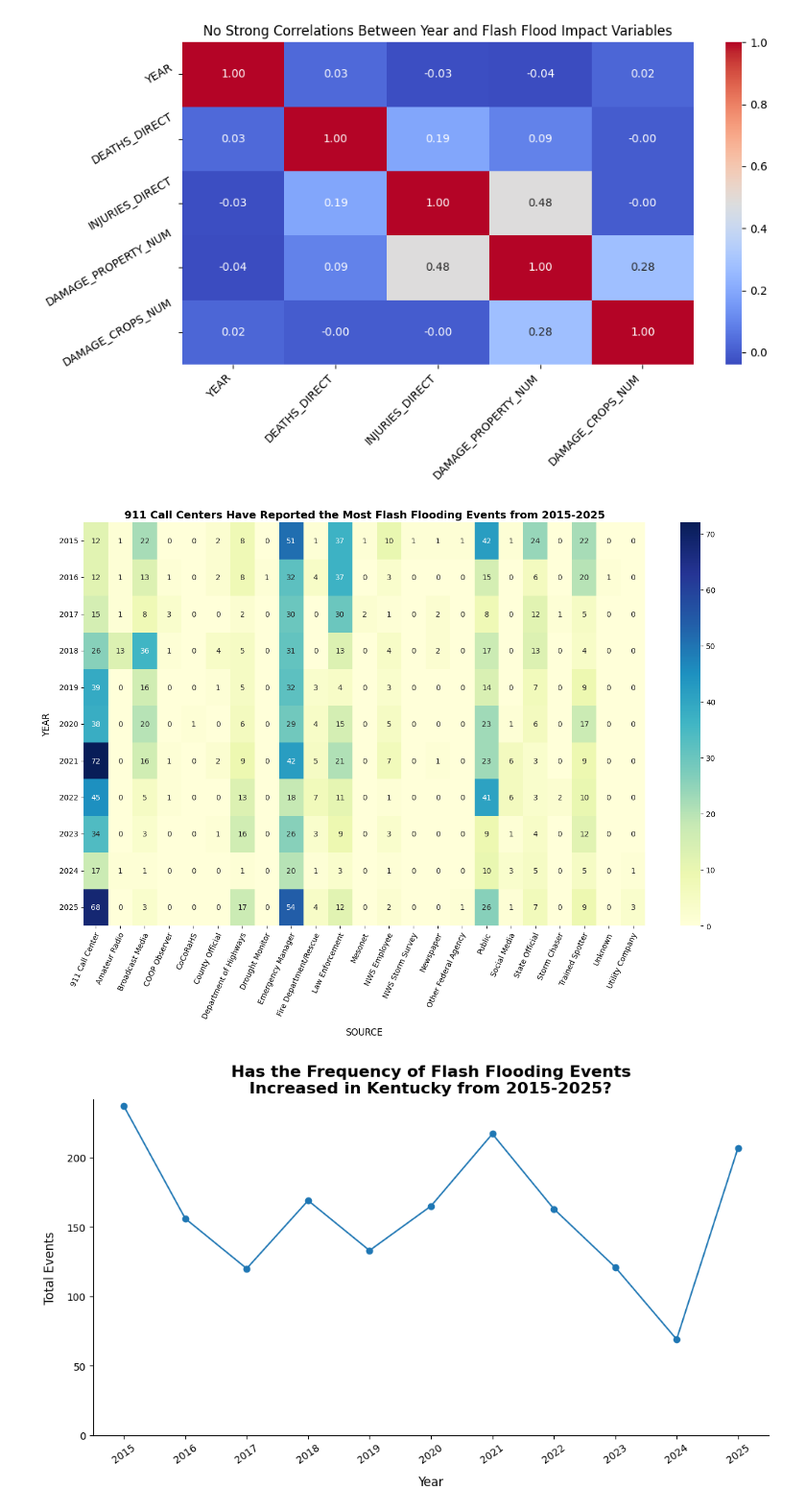
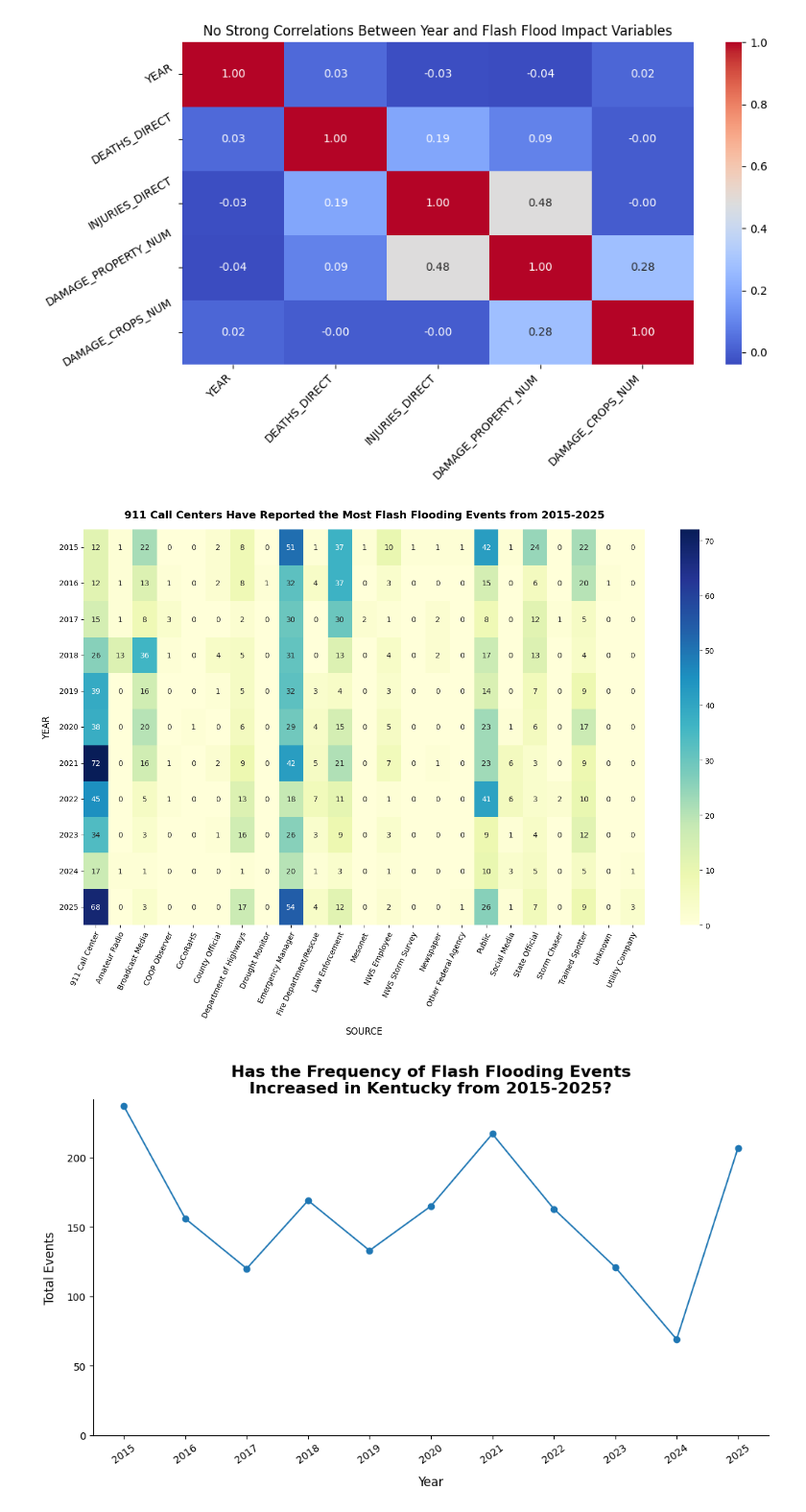
Before and after one commit to ashleyadehart/flash_floods_ky_2015_2025, a Jupyter notebook: flash_floods_ky_2015_2025.ipynb, the cells around one changed output. Shown at 96% size. Drawn from its saved outputs; the diff is of its cells as text; code cells hidden in the pictures.

Commit message:
Added padding between title and heatmap

```diff
--- a/flash_floods_ky_2015_2025.ipynb
+++ b/flash_floods_ky_2015_2025.ipynb
@@ -544,7 +544,8 @@ ax = sns.heatmap(
 plt.title(
     "911 Call Centers Have Reported the Most Flash Flooding Events from 2015-2025",
     fontsize=14,
-    fontweight="bold"
+    fontweight="bold",
+    pad=15
 )
 
 plt.xlabel(
@@ -556,34 +557,34 @@ plt.xlabel(
 plt.ylabel(
     "YEAR",
     fontsize=12,
     labelpad=10
 )
 
 ax.set_xticklabels(
     source_year.columns,
     rotation=65,
     ha="right"
 )
 
 ax.set_yticklabels(
     source_year.index,
     rotation=0,
     ha="right"
 )
 
 offset = mtransforms.ScaledTranslation(
     8 / 78,
     0,
     plt.gcf().dpi_scale_trans
 )
 
 for label in ax.get_xticklabels():
     label.set_transform(label.get_transform() + offset)
 
 plt.tight_layout()
 plt.show()
 # %% [output]
-[figure, old version]
+[figure, new version]
 # %%
 # Create a line graph that shows total flash flooding events per year from 2015-2025
 events_per_year = df["YEAR"].value_counts().sort_index()
```
